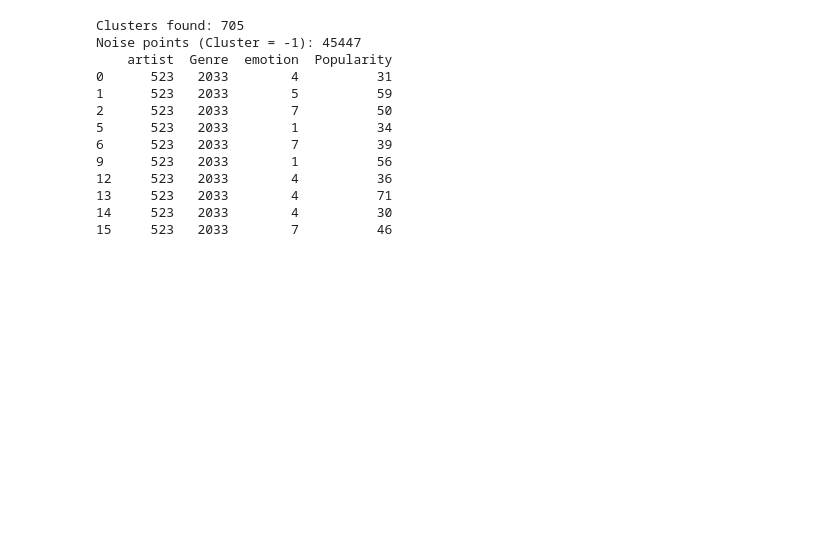
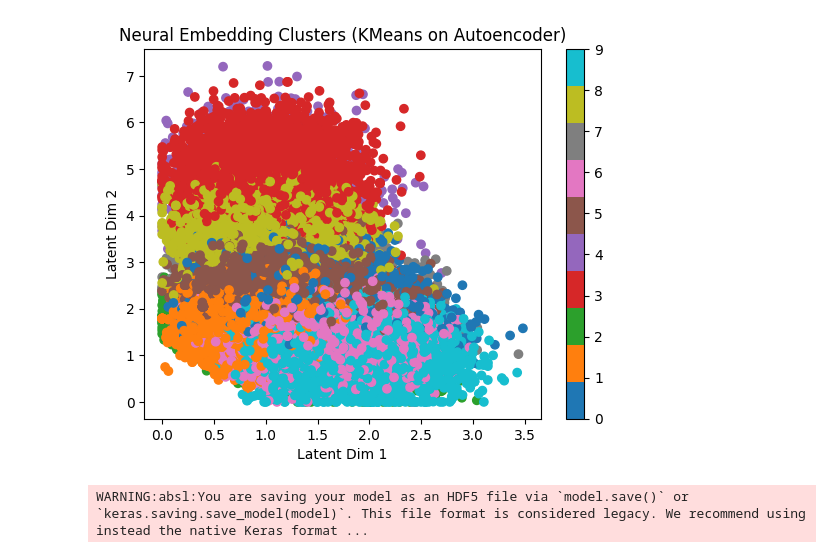
Before and after one commit to tanmay007thor/song-analysis-, a Jupyter notebook: notebook/Machine_learning.ipynb, the cells around one changed output. Drawn from its saved outputs; the diff is of its cells as text; code cells hidden in the pictures; blank space fills up the shorter version.

```diff
--- a/notebook/Machine_learning.ipynb
+++ b/notebook/Machine_learning.ipynb
@@ -13,13 +13,13 @@ from sklearn.cluster import KMeans
 # %%
 import pandas as pd
 import numpy as np
-import matplotlib.pyplot as plt
+import tensorflow as tf
 from sklearn.preprocessing import StandardScaler
 from sklearn.cluster import KMeans
-from sklearn.manifold import TSNE
+import matplotlib.pyplot as plt
 
-data = pd.read_csv('../data/preprocess.csv')
-
+# Load and preprocess data
+data = pd.read_csv('./preprocess.csv')
 features = [
     'variance', 'Tempo', 'Loudness', 'Explicit', 'Popularity', 'Energy',
     'Danceability', 'Positiveness', 'Speechiness', 'Liveness',
@@ -27,18 +27,36 @@ features = [
 ]
 
 scaler = StandardScaler()
-data_scaled = scaler.fit_transform(data[features])
+X = scaler.fit_transform(data[features])
 
-kmeans = KMeans(n_clusters=10, random_state=42, n_init='auto')
-data['Cluster'] = kmeans.fit_predict(data_scaled)
+# Build Autoencoder
+input_dim = X.shape[1]
+encoding_dim = 6  # Latent dimension
 
-tsne = TSNE(n_components=2, random_state=42)
-data_tsne = tsne.fit_transform(data_scaled)
+input_layer = tf.keras.layers.Input(shape=(input_dim,))
+encoded = tf.keras.layers.Dense(12, activation='relu')(input_layer)
+encoded = tf.keras.layers.Dense(encoding_dim, activation='relu')(encoded)
 
-plt.figure(figsize=(10, 6))
-scatter = plt.scatter(data_tsne[:, 0], data_tsne[:, 1], c=data['Cluster'], cmap='tab10')
-plt.title('KMeans Clustering of Songs with t-SNE')
-plt.xlabel('t-SNE Component 1')
-plt.ylabel('t-SNE Component 2')
-plt.colorbar(scatter)
+decoded = tf.keras.layers.Dense(12, activation='relu')(encoded)
+decoded = tf.keras.layers.Dense(input_dim, activation='linear')(decoded)
+
+autoencoder = tf.keras.models.Model(inputs=input_layer, outputs=decoded)
+encoder = tf.keras.models.Model(inputs=input_layer, outputs=encoded)
+
+autoencoder.compile(optimizer='adam', loss='mse')
+autoencoder.fit(X, X, epochs=50, batch_size=32, shuffle=True, validation_split=0.1)
+
+# Encode and Cluster
+X_encoded = encoder.predict(X)
+kmeans = KMeans(n_clusters=10, random_state=42)
+clusters = kmeans.fit_predict(X_encoded)
+
+# Add to data and plot
+data['Cluster'] = clusters
+plt.scatter(X_encoded[:, 0], X_encoded[:, 1], c=clusters, cmap='tab10')
+plt.title("Neural Embedding Clusters (KMeans on Autoencoder)")
+plt.xlabel("Latent Dim 1")
+plt.ylabel("Latent Dim 2")
+plt.colorbar()
 plt.show()
+# %% [output]
@@ -45,25 +80,6 @@ plt.show()
+[figure, added]
 # %%
-import numpy as np
-
-n_clusters = len(set(data['Cluster'])) - (1 if -1 in data['Cluster'].values else 0)
-n_noise = list(data['Cluster']).count(-1)
-
-print(f"Clusters found: {n_clusters}")
-print(f"Noise points (Cluster = -1): {n_noise}")
-# For example, look at songs from cluster 0
-cluster_sample = data[data['Cluster'] == 0].head(10)
-print(cluster_sample[['artist', 'Genre', 'emotion', 'Popularity']])
+# Assuming 'autoencoder' is your trained model
+autoencoder.save('song_autoencoder_model.h5')
 # %% [output]
-Clusters found: 705
-Noise points (Cluster = -1): 45447
-    artist  Genre  emotion  Popularity
-0      523   2033        4          31
-1      523   2033        5          59
-2      523   2033        7          50
-5      523   2033        1          34
-6      523   2033        7          39
-9      523   2033        1          56
-12     523   2033        4          36
-13     523   2033        4          71
-14     523   2033        4          30
-15     523   2033        7          46
+WARNING:absl:You are saving your model as an HDF5 file via `model.save()` or `keras.saving.save_model(model)`. This file format is considered legacy. We recommend using instead the native Keras format ...
```
Also changed, not shown: parts of 1 cell of this notebook.
